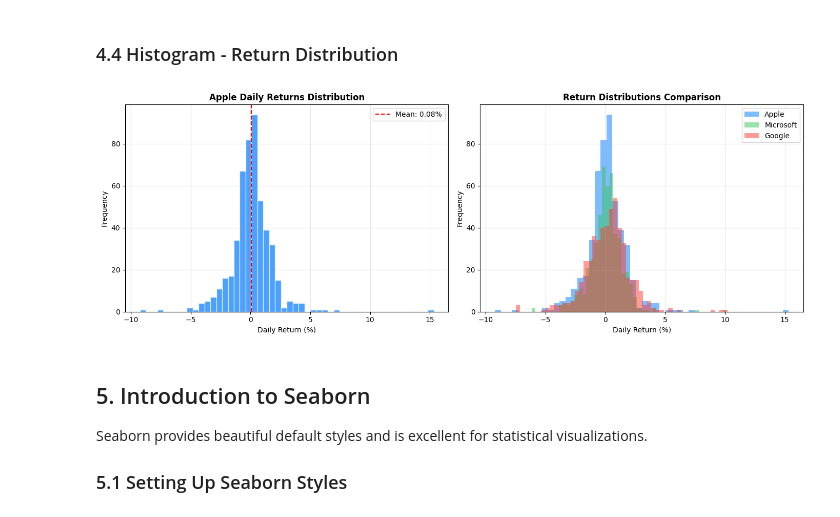
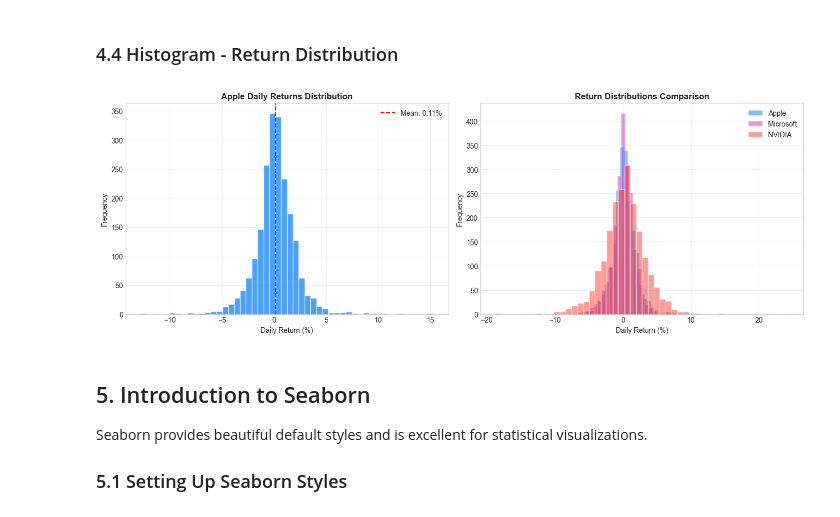
Before and after one commit to anzonyquispe/Python-for-Finance, a Jupyter notebook: Excersices/Finance_Visualization_Tutorial.ipynb, the cells around one changed output. Saved outputs shown, nothing was run; the diff lists cells and outputs as text; code cells hidden in the pictures.

```diff
--- a/Excersices/Finance_Visualization_Tutorial.ipynb
+++ b/Excersices/Finance_Visualization_Tutorial.ipynb
@@ -62,18 +62,19 @@ All libraries imported successfully!
 We'll use `yfinance` to download real stock data. Let's get data for some major companies.
 # %%
 # Define the stocks we want to analyze
-tickers = ['AAPL', 'MSFT', 'GOOGL', 'JPM', 'GS']
+tickers = ['AAPL', 'MSFT', 'GOOGL', 'JPM', 'GS', 'NVDA']
 ticker_names = {
     'AAPL': 'Apple',
     'MSFT': 'Microsoft',
     'GOOGL': 'Google',
     'JPM': 'JPMorgan',
-    'GS': 'Goldman Sachs'
+    'GS': 'Goldman Sachs',
+    'NVDA': 'NVIDIA'
 }
 
 # Set date range (last 2 years)
 end_date = datetime.now()
-start_date = end_date - timedelta(days=730)
+start_date = end_date - timedelta(days=3000)
 
 # Download stock data
 print("Downloading stock data...")
@@ -177,7 +215,7 @@ plt.show()
 fig, ax = plt.subplots(figsize=(12, 6))
 
 # Define colors for each stock
-colors = ['#007AFF', '#34C759', '#FF3B30', '#FF9500', '#5856D6']
+colors = ['#007AFF', "#C734BD", '#FF3B30', '#FF9500', '#5856D6', "#14B55C"]
 
 for i, column in enumerate(prices.columns):
     ax.plot(prices.index, prices[column], label=column, color=colors[i], linewidth=1.5)
@@ -199,12 +237,12 @@ plt.show()
 ### 3.3 Subplots: Multiple Charts in One Figure
 # %%
 # Create a 2x2 grid of subplots
-fig, axes = plt.subplots(2, 2, figsize=(14, 10))
+fig, axes = plt.subplots(3, 2, figsize=(14, 10))
 
 # Flatten axes for easy iteration
 axes = axes.flatten()
 
-stocks_to_plot = ['Apple', 'Microsoft', 'Google', 'JPMorgan']
+stocks_to_plot = ['Apple', 'Microsoft', 'Google', 'JPMorgan', 'Goldman Sachs', 'NVIDIA']
 
 for i, stock in enumerate(stocks_to_plot):
     axes[i].plot(prices[stock], color=colors[i], linewidth=1.5)
@@ -327,31 +412,31 @@ plt.show()
 # %%
 # Plot histogram of returns
 fig, axes = plt.subplots(1, 2, figsize=(14, 5))
 
 # Single stock histogram
 axes[0].hist(returns['Apple'] * 100, bins=50, color='#007AFF', edgecolor='white', alpha=0.7)
 axes[0].axvline(x=returns['Apple'].mean() * 100, color='red', linestyle='--',
                 label=f'Mean: {returns["Apple"].mean()*100:.2f}%')
 axes[0].set_title('Apple Daily Returns Distribution', fontsize=12, fontweight='bold')
 axes[0].set_xlabel('Daily Return (%)')
 axes[0].set_ylabel('Frequency')
 axes[0].legend()
 axes[0].grid(True, alpha=0.3)
 
 # Multiple stocks overlapping
-for i, stock in enumerate(['Apple', 'Microsoft', 'Google']):
+for i, stock in enumerate(['Apple', 'Microsoft', 'NVIDIA']):
     axes[1].hist(returns[stock] * 100, bins=50, alpha=0.5, label=stock, color=colors[i])
 
 axes[1].set_title('Return Distributions Comparison', fontsize=12, fontweight='bold')
 axes[1].set_xlabel('Daily Return (%)')
 axes[1].set_ylabel('Frequency')
 axes[1].legend()
 axes[1].grid(True, alpha=0.3)
 
 plt.tight_layout()
 plt.show()
 # %% [output]
-[figure, old version]
+[figure, new version]
 # %% [markdown]
 ## 5. Introduction to Seaborn
 
```
Also changed, not shown: parts of 24 cells of this notebook, 4 other files.
